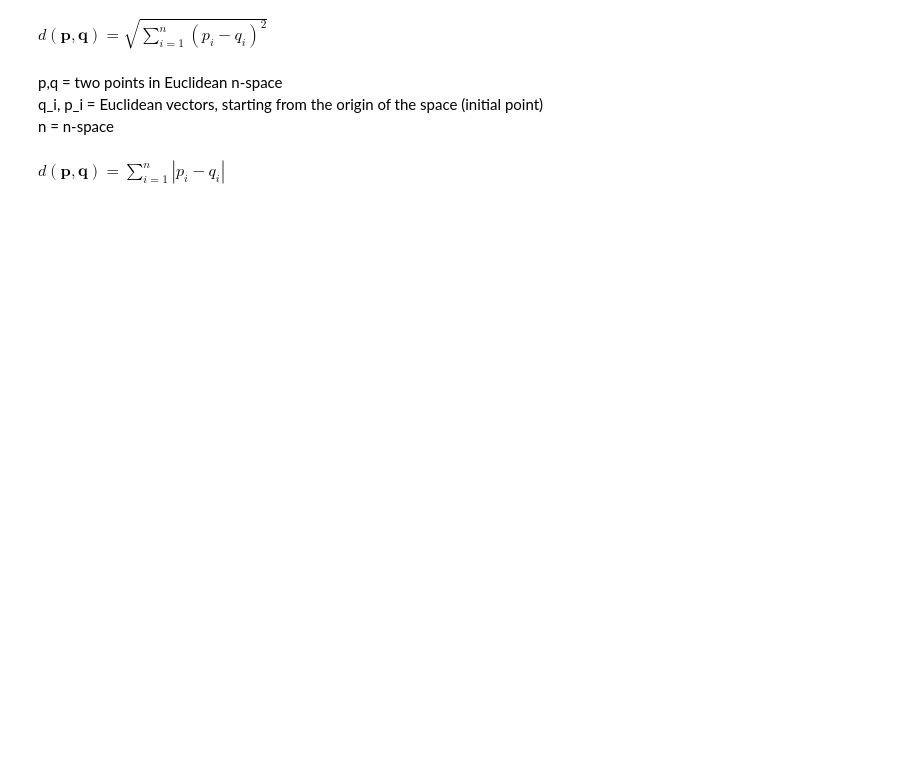
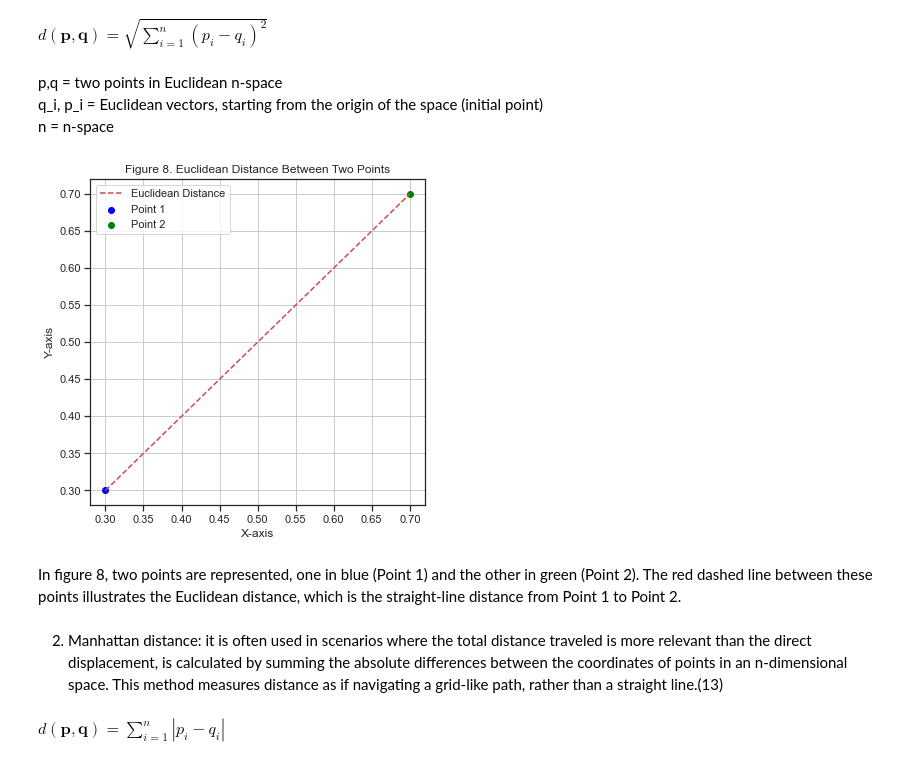
Before and after one commit to RobVergano/Machine-Learning, a Jupyter notebook: Project.ipynb, the cells around one changed output. Drawn from its saved outputs; the diff is of its cells as text; code cells hidden in the pictures; blank space fills up the shorter version.

```diff
--- a/Project.ipynb
+++ b/Project.ipynb
@@ -407,6 +316,33 @@ $\displaystyle d(\mathbf{p}, \mathbf{q}) = \sqrt{\sum_{i=1}^{n} (p_i - q_i)^2}$
 p,q	= 	two points in Euclidean n-space
 q_i, p_i	= 	Euclidean vectors, starting from the origin of the space (initial point)
 n	= 	n-space
+# %%
+# Plot to represent Euclidean distance between two points
+
+# Sample points
+point1 = np.array([0.3, 0.3])
+point2 = np.array([0.7, 0.7])
+
+# Scatter plot
+plt.figure(figsize=(6, 6))
+plt.scatter(*point1, color='blue', label='Point 1')
+plt.scatter(*point2, color='green', label='Point 2')
+
+# Drawing a line
+plt.plot([point1[0], point2[0]], [point1[1], point2[1]], 'r--', label='Euclidean Distance')
+
+plt.title('Figure 8. Euclidean Distance Between Two Points')
+plt.xlabel('X-axis')
+plt.ylabel('Y-axis')
+plt.legend()
+plt.grid(True)
+plt.show()
+# %% [output]
+[figure, added]
+# %% [markdown]
+In figure 8, two points are represented, one in blue (Point 1) and the other in green (Point 2). The red dashed line between these points illustrates the Euclidean distance, which is the straight-line distance from Point 1 to Point 2.
+# %% [markdown]
+2. Manhattan distance: it is often used in scenarios where the total distance traveled is more relevant than the direct displacement, is calculated by summing the absolute differences between the coordinates of points in an n-dimensional space. This method measures distance as if navigating a grid-like path, rather than a straight line.(13)
 # %%
 # Manhattan distance formula
 latex_code = r'd(\mathbf{p}, \mathbf{q}) = \sum_{i=1}^{n} |p_i - q_i|'
```
Also changed, not shown: parts of 58 cells of this notebook.
